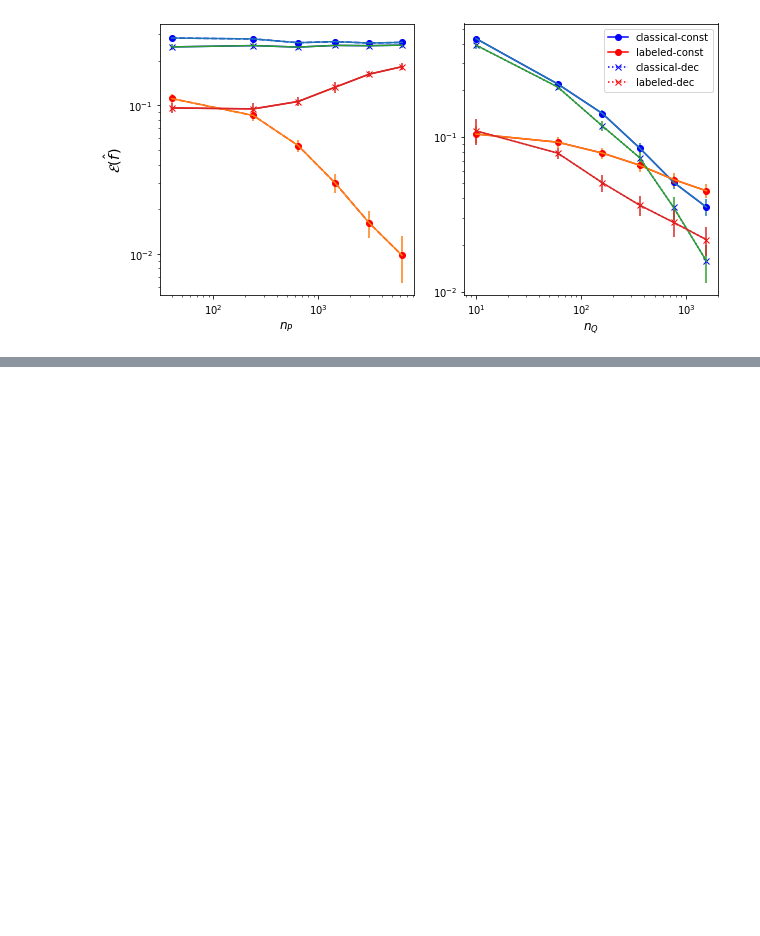
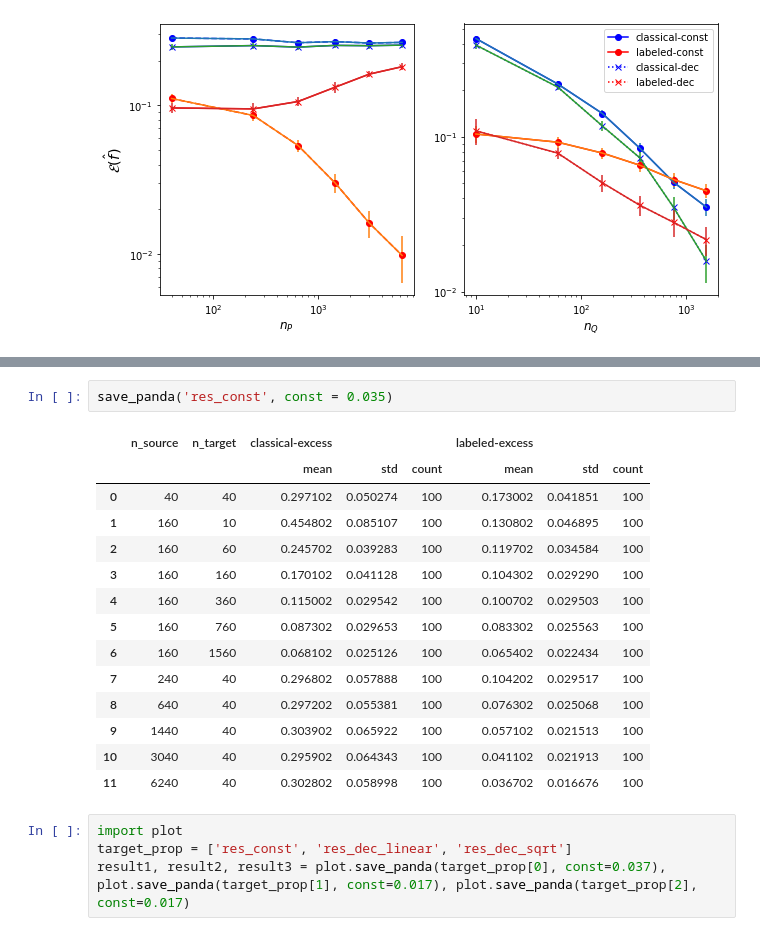
Before and after one commit to smaityumich/label-shift, a Jupyter notebook: plots.ipynb, the cells around one changed output, grey strips where cells are left out. Saved outputs shown, nothing was run; the diff lists cells and outputs as text; blank space fills up the shorter version.

```diff
--- a/plots.ipynb
+++ b/plots.ipynb
@@ -230,0 +275,21 @@ plt.show()
+# %%
+save_panda('res_const', const = 0.035)
+# %% [output]
+|  | n_source | n_target | classical-excess |  |  | labeled-excess |  |  |
+|  |  |  | mean | std | count | mean | std | count |
+| 0 | 40 | 40 | 0.297102 | 0.050274 | 100 | 0.173002 | 0.041851 | 100 |
+| 1 | 160 | 10 | 0.454802 | 0.085107 | 100 | 0.130802 | 0.046895 | 100 |
+| 2 | 160 | 60 | 0.245702 | 0.039283 | 100 | 0.119702 | 0.034584 | 100 |
+| 3 | 160 | 160 | 0.170102 | 0.041128 | 100 | 0.104302 | 0.029290 | 100 |
+| 4 | 160 | 360 | 0.115002 | 0.029542 | 100 | 0.100702 | 0.029503 | 100 |
+| 5 | 160 | 760 | 0.087302 | 0.029653 | 100 | 0.083302 | 0.025563 | 100 |
+| 6 | 160 | 1560 | 0.068102 | 0.025126 | 100 | 0.065402 | 0.022434 | 100 |
+| 7 | 240 | 40 | 0.296802 | 0.057888 | 100 | 0.104202 | 0.029517 | 100 |
+| 8 | 640 | 40 | 0.297202 | 0.055381 | 100 | 0.076302 | 0.025068 | 100 |
+| 9 | 1440 | 40 | 0.303902 | 0.065922 | 100 | 0.057102 | 0.021513 | 100 |
+| 10 | 3040 | 40 | 0.295902 | 0.064343 | 100 | 0.041102 | 0.021913 | 100 |
+| 11 | 6240 | 40 | 0.302802 | 0.058998 | 100 | 0.036702 | 0.016676 | 100 |
+# %%
+import plot
+target_prop = ['res_const', 'res_dec_linear', 'res_dec_sqrt']
+result1, result2, result3 = plot.save_panda(target_prop[0], const=0.037), plot.save_panda(target_prop[1], const=0.017), plot.save_panda(target_prop[2], const=0.017)
```
Also changed, not shown: parts of 9 cells of this notebook, 16 other files.
